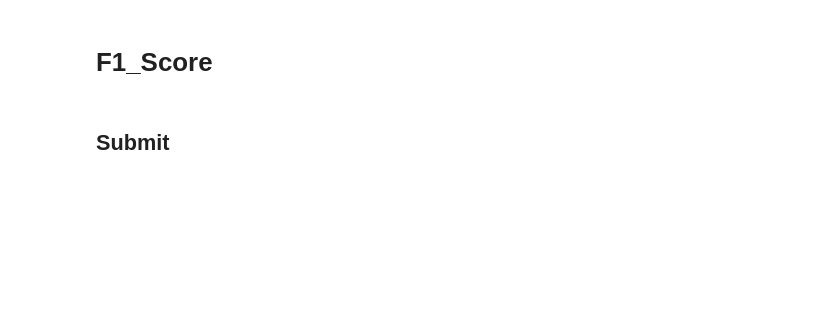
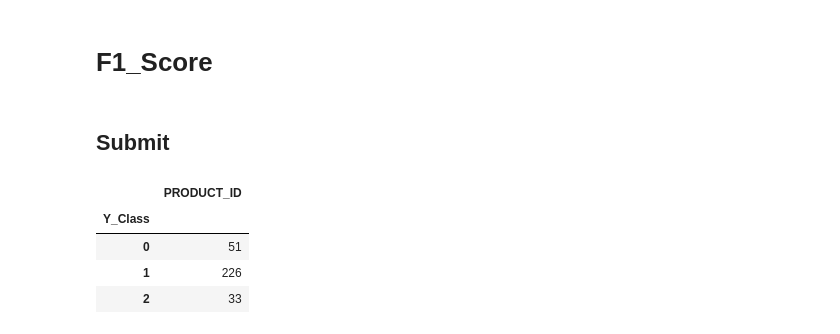
Before and after one commit to seoggu/hackerton_1, a Jupyter notebook: original copy.ipynb, the cells around one changed output. Drawn from its saved outputs; the diff is of its cells as text; code cells hidden in the pictures; blank space fills up the shorter version.

Commit message:
GB_10times_voting

```diff
--- a/original copy.ipynb
+++ b/original copy.ipynb
@@ -126,0 +149,11 @@ Done.
+# %%
+from imblearn.over_sampling import SMOTE
+
+oversampling_instance = SMOTE(k_neighbors=3)
+
+o_Train_X, o_Train_Y = oversampling_instance.fit_resample(TRAINING_DATA, train_y)
+
+o_Train_X = pd.DataFrame(o_Train_X, columns=o_Train_X.columns)
+# o_Train_Y = pd.Series(o_Train_Y)
+
+o_Train_Y.value_counts()
@@ -381,5 +404,22 @@ weighted avg       0.61      0.69      0.59       120
+# %%
+vot_esti = []
+for i in range(10):
+    globals()["gb_test_".format(i)] = GradientBoostingClassifier(  n_estimators = 150 ,
+                                                                    learning_rate = 0.05 ,
+                                                                    random_state = 37
+                                                                    )
+    globals()["gb_test_".format(i)].fit(o_Train_X, o_Train_Y['Y_Class'])
+    vot_esti.append((f"gb_{i}", globals()["gb_test_".format(i)]))
+# %%
+# voting with 10 gbs
+voting_clf_10gb = VotingClassifier(estimators=vot_esti,
+                                  voting='soft')
+
+voting_clf_10gb.fit(o_Train_X, o_Train_Y['Y_Class'])
+
+preds = voting_clf_10gb.predict(TESTING_DATA)
 # %%
-preds = GB.predict(TESTING_DATA)
+# preds = GB.predict(TESTING_DATA)
 # %% [markdown]
 # F1_Score
 # %%
@@ -394,5 +434,13 @@ preds = GB.predict(TESTING_DATA)
 submit = pd.read_csv('./sample_submission.csv')
 # %%
 submit['Y_Class'] = preds
+# %%
+submit.groupby(['Y_Class']).count()
+# %% [output]
+|  | PRODUCT_ID |
+| Y_Class |  |
+| 0 | 51 |
+| 1 | 226 |
+| 2 | 33 |
 # %%
 submit.to_csv('./baseline_submission.csv', index=False)
```
Also changed, not shown: parts of 20 cells of this notebook, 1 other file.
